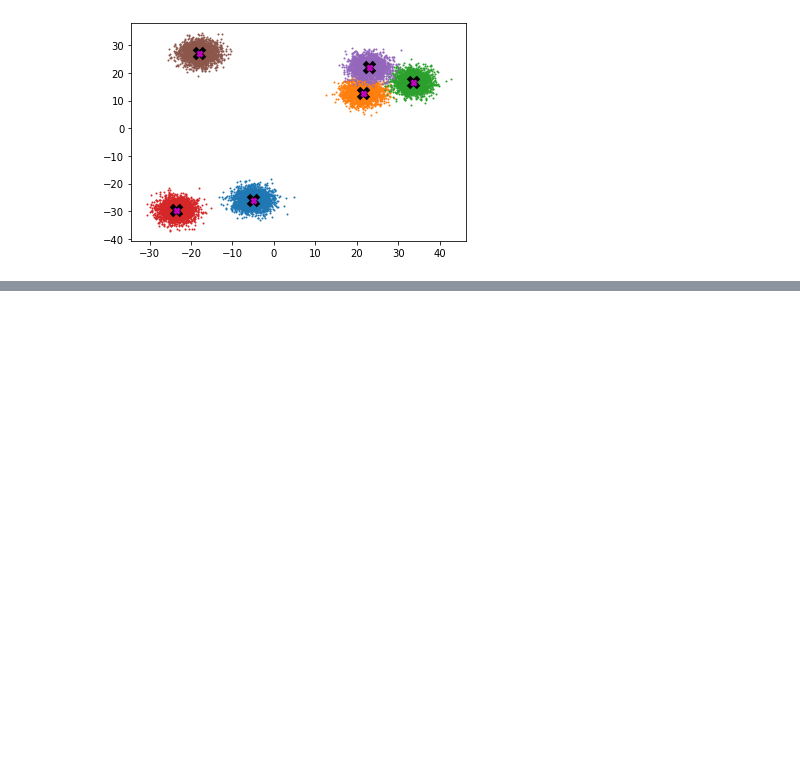
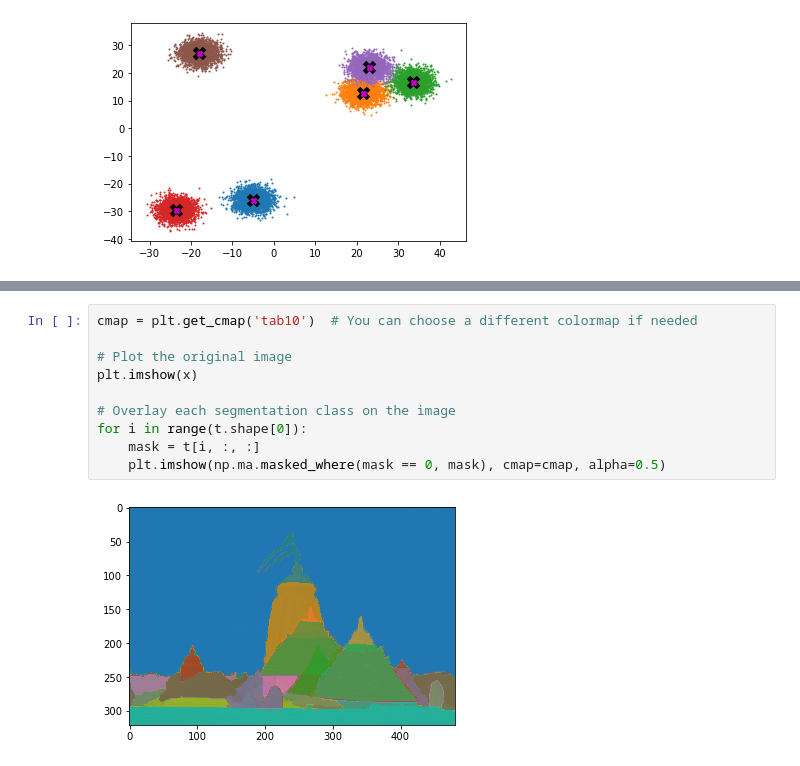
Before and after one commit to arun477/deep_learning_portal, a Jupyter notebook: 02_meanshift.ipynb, the cells around one changed output, grey strips where cells are left out. Cells and saved outputs as stored; diff of their text form; blank space fills up the shorter version.

```diff
--- a/02_meanshift.ipynb
+++ b/02_meanshift.ipynb
@@ -178,0 +222,12 @@ plot_data(centroids, data)
+# %%
+cmap = plt.get_cmap('tab10')  # You can choose a different colormap if needed
+
+# Plot the original image
+plt.imshow(x)
+
+# Overlay each segmentation class on the image
+for i in range(t.shape[0]):
+    mask = t[i, :, :]
+    plt.imshow(np.ma.masked_where(mask == 0, mask), cmap=cmap, alpha=0.5)
+# %% [output]
+[figure, added]
```
Also changed, not shown: parts of 7 cells of this notebook, 2 other files.
